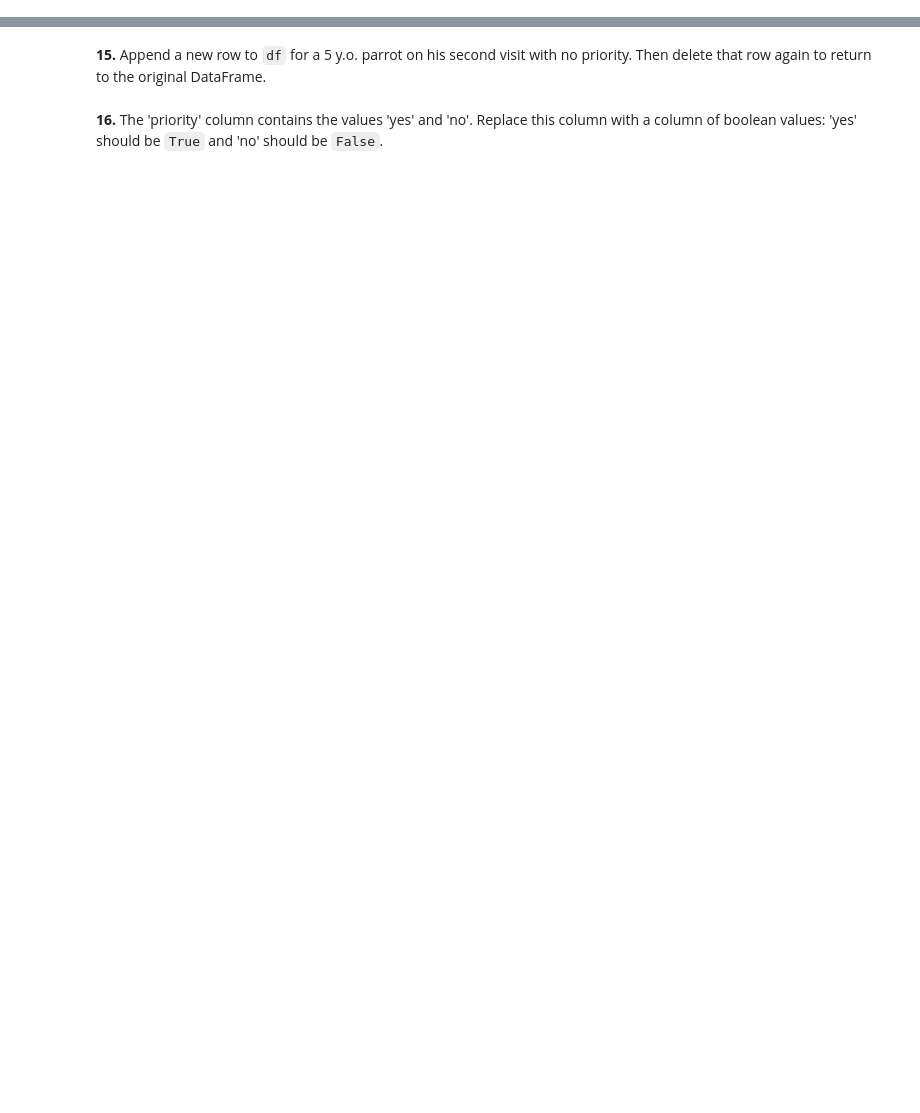
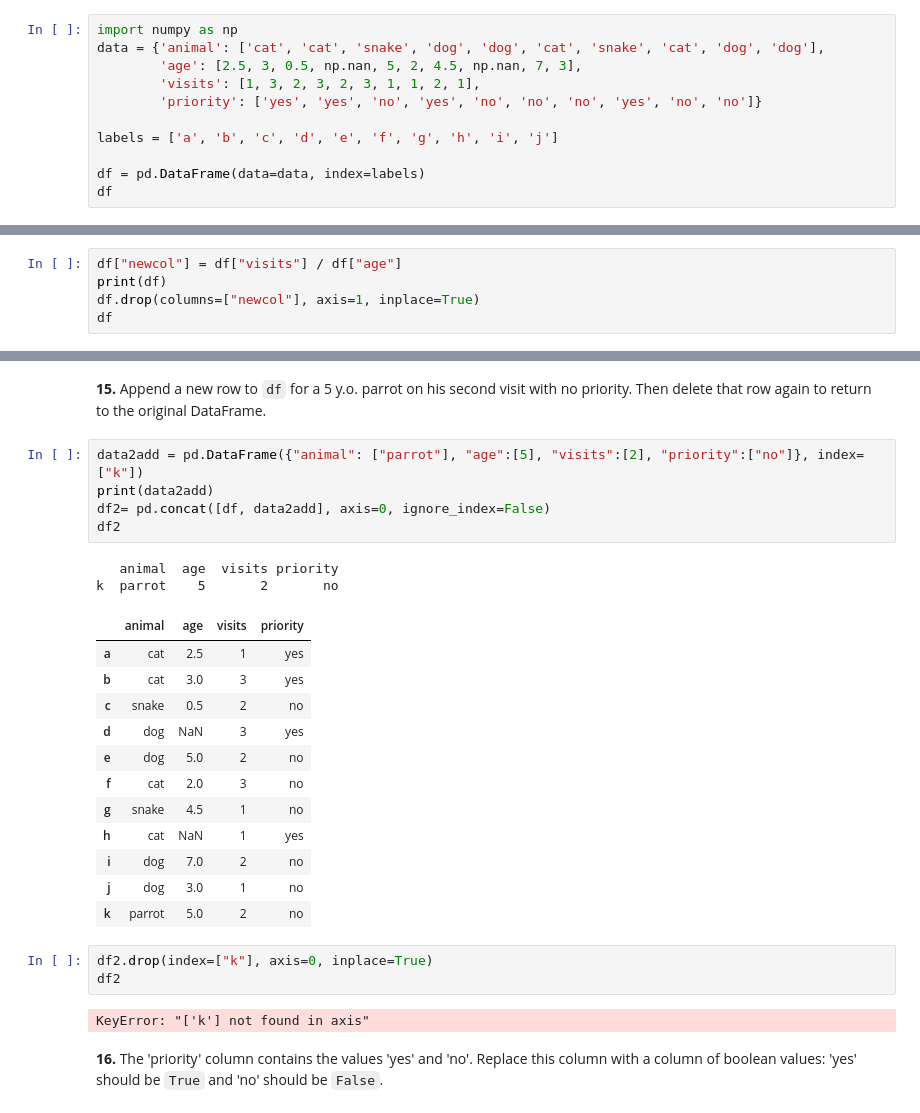
Before and after one commit to schoergj/DSA103, a Jupyter notebook: python-chemistry-intro/src/dsa103/lecture_6/np_pd_exercises/pandas-puzzles.ipynb, the cells around one changed output, grey strips where cells are left out. Saved outputs shown, nothing was run; the diff lists cells and outputs as text; blank space fills up the shorter version.

```diff
--- a/python-chemistry-intro/src/dsa103/lecture_6/np_pd_exercises/pandas-puzzles.ipynb
+++ b/python-chemistry-intro/src/dsa103/lecture_6/np_pd_exercises/pandas-puzzles.ipynb
@@ -49,3 +75,14 @@ labels = ['a', 'b', 'c', 'd', 'e', 'f', 'g', 'h', 'i', 'j']
 (This is just some meaningless data I made up with the theme of animals and trips to a vet.)
 
 **4.** Create a DataFrame `df` from this dictionary `data` which has the index `labels`.
+# %%
+import numpy as np
+data = {'animal': ['cat', 'cat', 'snake', 'dog', 'dog', 'cat', 'snake', 'cat', 'dog', 'dog'],
+        'age': [2.5, 3, 0.5, np.nan, 5, 2, 4.5, np.nan, 7, 3],
+        'visits': [1, 3, 2, 3, 2, 3, 1, 1, 2, 1],
+        'priority': ['yes', 'yes', 'no', 'yes', 'no', 'no', 'no', 'yes', 'no', 'no']}
+
+labels = ['a', 'b', 'c', 'd', 'e', 'f', 'g', 'h', 'i', 'j']
+
+df = pd.DataFrame(data=data, index=labels)
+df
@@ -73,2 +202,7 @@ labels = ['a', 'b', 'c', 'd', 'e', 'f', 'g', 'h', 'i', 'j']
 # %% [markdown]
 **14.** Append a new column 'newcol' to `df` with your choice of values for each column. Then delete that column to return the original DataFrame.
+# %%
+df["newcol"] = df["visits"] / df["age"]
+print(df)
+df.drop(columns=["newcol"], axis=1, inplace=True)
+df
@@ -75,4 +232,29 @@ labels = ['a', 'b', 'c', 'd', 'e', 'f', 'g', 'h', 'i', 'j']
 # %% [markdown]
 **15.** Append a new row to `df` for a 5 y.o. parrot on his second visit with no priority. Then delete that row again to return to the original DataFrame.
+# %%
+data2add = pd.DataFrame({"animal": ["parrot"], "age":[5], "visits":[2], "priority":["no"]}, index=["k"])
+print(data2add)
+df2= pd.concat([df, data2add], axis=0, ignore_index=False)
+df2
+# %% [output]
+   animal  age  visits priority
+k  parrot    5       2       no
+|  | animal | age | visits | priority |
+| a | cat | 2.5 | 1 | yes |
+| b | cat | 3.0 | 3 | yes |
+| c | snake | 0.5 | 2 | no |
+| d | dog | NaN | 3 | yes |
+| e | dog | 5.0 | 2 | no |
+| f | cat | 2.0 | 3 | no |
+| g | snake | 4.5 | 1 | no |
+| h | cat | NaN | 1 | yes |
+| i | dog | 7.0 | 2 | no |
+| j | dog | 3.0 | 1 | no |
+| k | parrot | 5.0 | 2 | no |
+# %%
+df2.drop(index=["k"], axis=0, inplace=True)
+df2
+# %% [output]
+KeyError: "['k'] not found in axis"
 # %% [markdown]
 **16.** The 'priority' column contains the values 'yes' and 'no'. Replace this column with a column of boolean values: 'yes' should be `True` and 'no' should be `False`.
```
Also changed, not shown: parts of 16 cells of this notebook, 8 other files.
